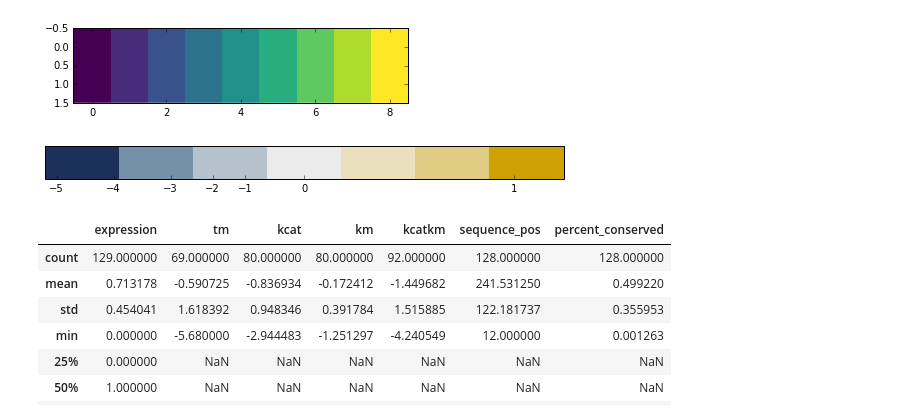
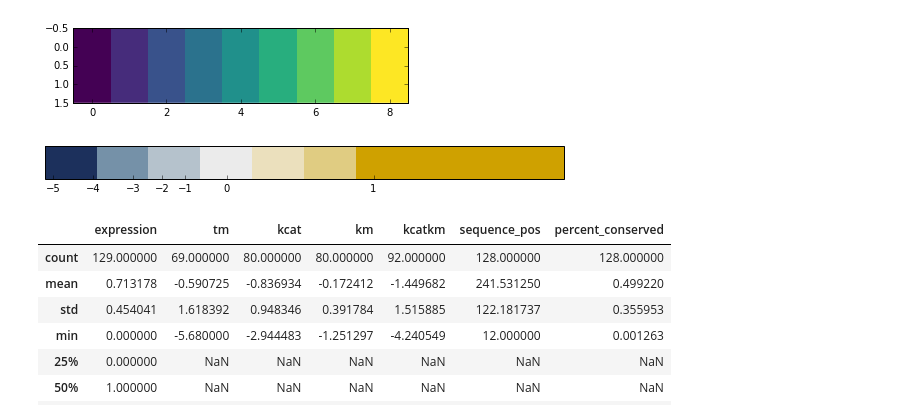
Before and after one commit to dacarlin/bglb_thermal, a Jupyter notebook: paper_draft/figures_for_paper.ipynb, the cells around one changed output. Drawn from its saved outputs; the diff is of its cells as text; code cells hidden in the pictures.

```diff
--- a/paper_draft/figures_for_paper.ipynb
+++ b/paper_draft/figures_for_paper.ipynb
@@ -154,31 +154,35 @@ plt.imshow( damn_son, cmap='viridis', interpolation='none' )
 # %%
 # color map
 
 from matplotlib import pyplot
 import matplotlib as mpl
 
 fig = pyplot.figure(figsize=(8, 3))
 ax3 = fig.add_axes([0.05, 0.15, 0.9, 0.15])
 
 cmap = mpl.colors.ListedColormap([
     ( .11, .19, .36 ), # deep blue
     ( .46, .57, .66 ), # medium blue
     ( .71, .76, .80 ), # light blue
     ( .92, .92, .92 ), # grey
     ( .92, .88, .74 ), # light yellow
     ( .88, .80, .51 ), # medium yellow
-    ( .81, .63, 0. )   # deep yellow
+    ( .81, .63, 0. ),  # deep yellow
+    ( .81, .63, 0. ),  # deep yellow
+    ( .81, .63, 0. ),  # deep yellow
+    ( .81, .63, 0. ),  # deep yellow
 ])
 
 cmap.set_over((1., 0., 0.))
 cmap.set_under(( .11, .19, .36 ))
 
-bounds = [-5.2, -3.9, -2.6, -.3, .3, .6, .9, 1.2 ]
+#bounds = [-5.2, -3.9, -2.6, -.3, .3, .6, .9, 1.2 ]
+bounds = [-5.2, -3.9, -2.6, -.3, .3, .6, .9, 1.2, 2.6, 3.9, 5.2 ]
 norm = mpl.colors.BoundaryNorm(bounds, cmap.N)
 cb3 = mpl.colorbar.ColorbarBase(ax3, cmap=cmap, norm=norm, ticks=[-5, -4, -2, -3, -1, 0, 1], orientation='horizontal')
 pyplot.show()
 # %% [output]
-[figure, old version]
+[figure, new version]
 # %%
 h.describe()
 # %% [output]
```
Also changed, not shown: parts of 13 cells of this notebook, 3 other files.
